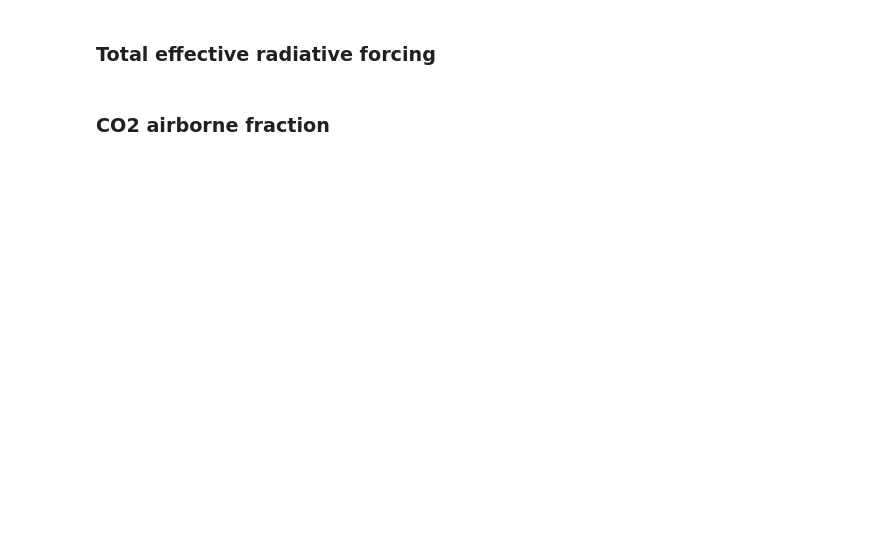
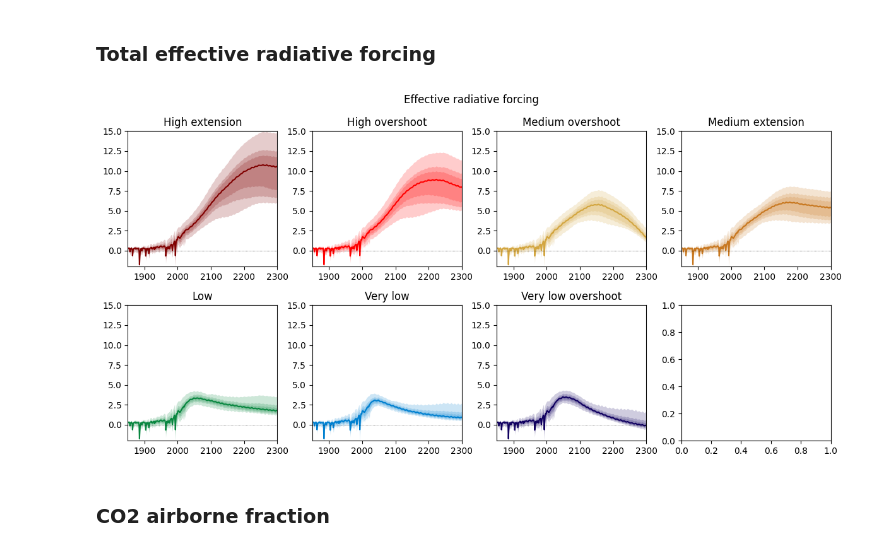
Before and after one commit to OMS-NetZero/FAIR, a Jupyter notebook: examples/calibrated_constrained_ensemble.ipynb, the cells around one changed output. Cells and saved outputs as stored; diff of their text form; code cells hidden in the pictures; blank space fills up the shorter version.

```diff
--- a/examples/calibrated_constrained_ensemble.ipynb
+++ b/examples/calibrated_constrained_ensemble.ipynb
@@ -478,37 +386,39 @@ fig, ax = pl.subplots(2, 4, figsize=(12, 6))
 for i, scenario in enumerate(scenarios):
     for pp in ((0, 100), (5, 95), (16, 84)):
         ax[i // 4, i % 4].fill_between(
             f.timebounds,
             np.percentile(
                 f.forcing_sum.loc[dict(scenario=scenario)],
                 pp[0],
                 axis=1,
             ),
             np.percentile(
                 f.forcing_sum.loc[dict(scenario=scenario)],
                 pp[1],
                 axis=1,
             ),
-            color=ar6_colors[scenarios[i]],
+            color=colors[scenarios[i]],
             alpha=0.2,
             lw=0
         )
 
     ax[i // 4, i % 4].plot(
         f.timebounds,
         np.median(
             f.forcing_sum.loc[dict(scenario=scenario)],
             axis=1,
         ),
-        color=ar6_colors[scenarios[i]],
+        color=colors[scenarios[i]],
     )
     ax[i // 4, i % 4].set_xlim(1850, 2300)
-    ax[i // 4, i % 4].set_ylim(0, 15)
+    ax[i // 4, i % 4].set_ylim(-2, 15)
     ax[i // 4, i % 4].axhline(0, color="k", ls=":", lw=0.5)
     ax[i // 4, i % 4].set_title(fancy_titles[scenarios[i]])
 
-pl.suptitle("SSP effective radiative forcing")
+pl.suptitle("Effective radiative forcing")
 fig.tight_layout()
+# %% [output]
+[figure, added]
 # %% [markdown]
 ### CO2 airborne fraction
 # %%
```
Also changed, not shown: parts of 44 cells of this notebook, 5 other files.
